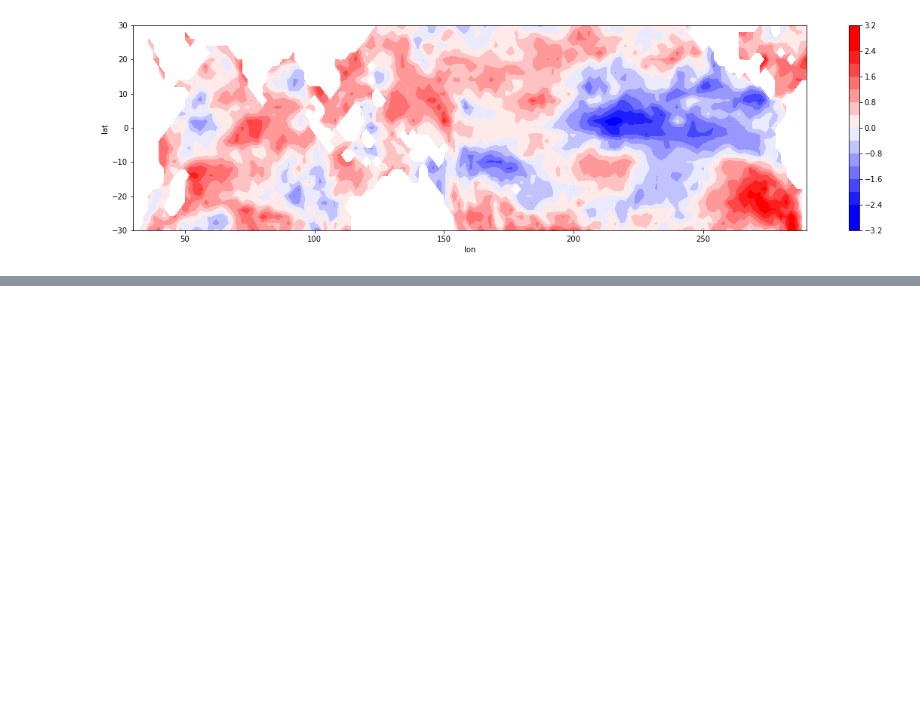
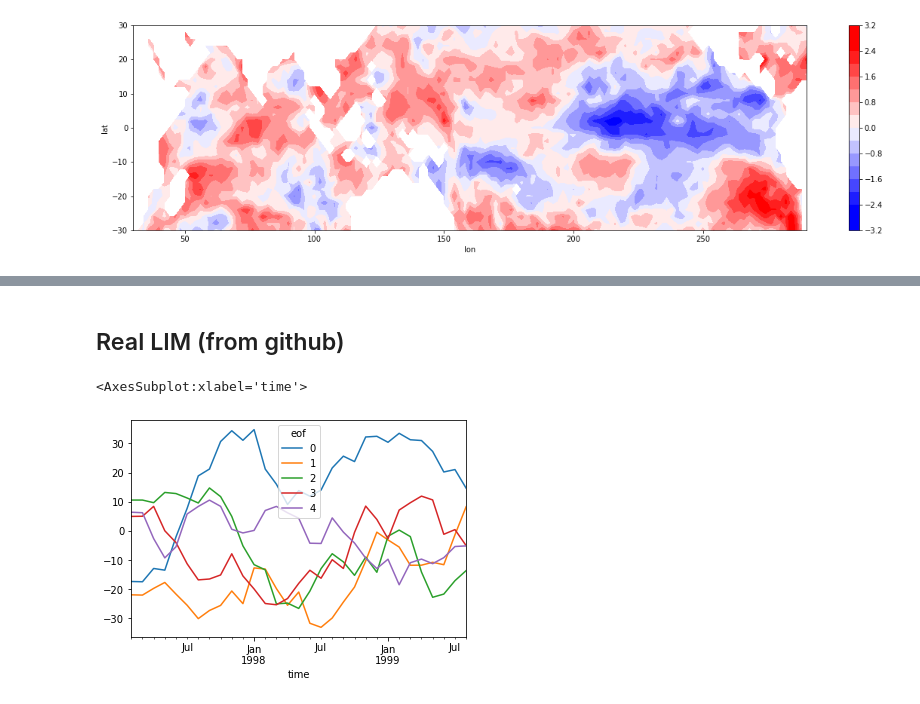
Before and after one commit to lucien-sim/sst_model, a Jupyter notebook: notebooks/lim_construction.ipynb, the cells around one changed output, grey strips where cells are left out. Saved outputs shown, nothing was run; the diff lists cells and outputs as text; code cells hidden in the pictures; blank space fills up the shorter version.

```diff
--- a/notebooks/lim_construction.ipynb
+++ b/notebooks/lim_construction.ipynb
@@ -127,0 +462,2 @@ array([False, False, False, ...,  True,  True, False])
+# %% [markdown]
+## Real LIM (from github)
@@ -127,0 +757,15 @@ array([False, False, False, ...,  True,  True, False])
+# %%
+lim_real = LIMReal(df_decomp.values, fit_noise=True)
+# sim2 = lim_real.forecast(df_decomp.values[start:start+1, :], fcast_leads=np.arange(0, n_steps + 1))
+_, sim2 = lim_real.noise_integration(df_decomp.values[start:start+1, :], length=n_steps, timesteps=1440, out_arr=np.zeros((n_steps + 1, n_components)), length_out_arr=n_steps+1)
+
+sim2 = pd.DataFrame(
+    index=df_decomp.index[start: start + n_steps + 1],
+    columns=df_decomp.columns,
+    data=sim2.squeeze()
+)
+# %%
+sim2.iloc[:, :5].plot()
+# %% [output]
+<AxesSubplot:xlabel='time'>
+[figure, added]
```
Also changed, not shown: parts of 23 cells of this notebook, 1 other file.
